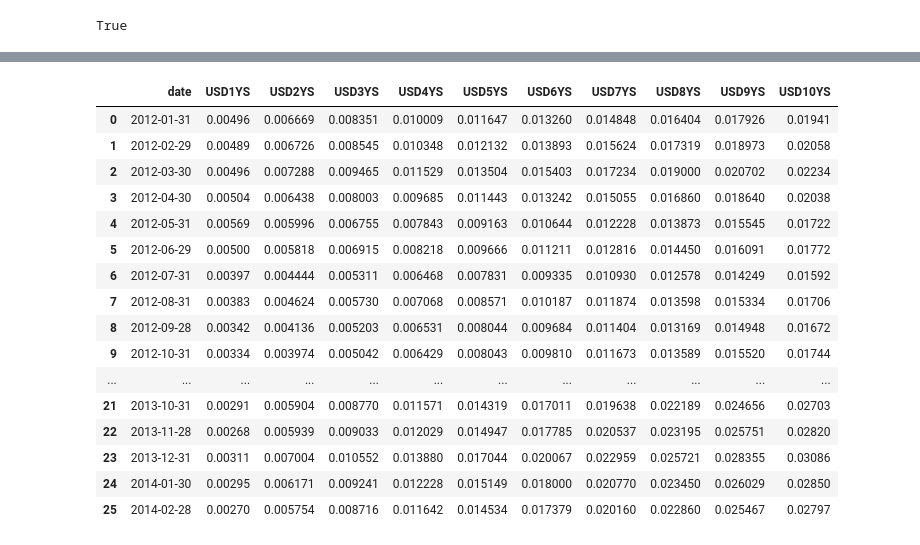
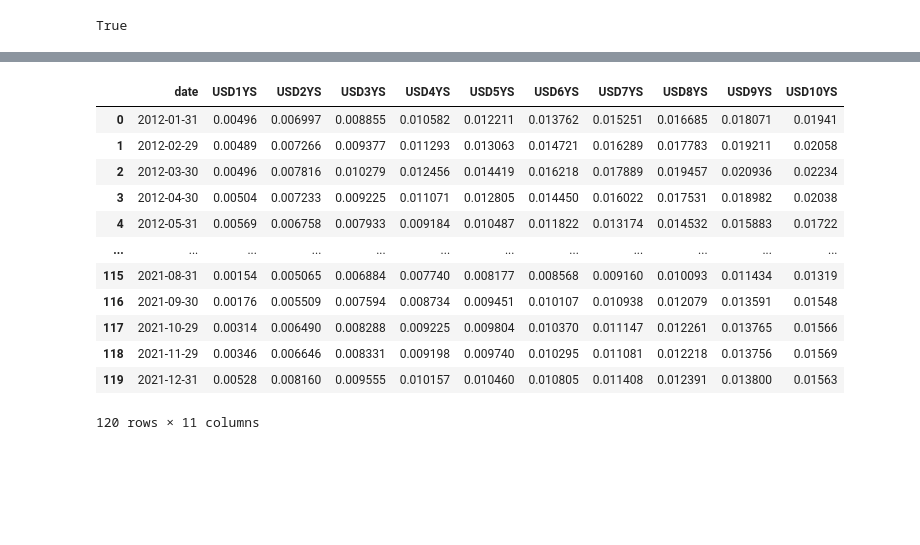
Before and after one commit to mlammi/ycarbitrage, a Jupyter notebook: cir.ipynb, the cells around one changed output, grey strips where cells are left out. Drawn from its saved outputs; the diff is of its cells as text; code cells hidden in the pictures; blank space fills up the shorter version.

```diff
--- a/cir.ipynb
+++ b/cir.ipynb
@@ -11,9 +15,18 @@ mu =  0.0240306
 gamma = 0.4628664
 eta =  0.0257381
 
-k1 = beta * 2
+k1 = beta * 1.6
 theta1 = alpha/beta
 sigma1 = sigma
 k2 = gamma
 theta2 = mu/gamma
 sigma2 = eta
+
+'''
+k1 = 0.005389
+theta1 = 0.999946
+sigma1 = 0.000133
+k2 = 0.856672
+theta2 = 0.092588
+sigma2 = 0.000728
+'''
@@ -45,5 +74,5 @@ data1_swap_model.loc[71:,:]
 # %%
-model_swap_rates, parameter_data = ci.swap_rates_after_date(k1, theta1, sigma1, k2, theta2, sigma2, 0.5, '2012-01-31', 60, data1_swap_model.loc[:85,:])
+model_swap_rates, parameter_data = ci.swap_rates_after_date(k1, theta1, sigma1, k2, theta2, sigma2, 0.5, '2015-01-30', 96, data1_swap_model)
 model_swap_rates
 # %% [output]
 2012-01-31T00:00:00.000000000
@@ -66,17 +95,13 @@ model_swap_rates
 |  | date | USD1YS | USD2YS | USD3YS | USD4YS | USD5YS | USD6YS | USD7YS | USD8YS | USD9YS | USD10YS |
-| 0 | 2012-01-31 | 0.00496 | 0.006669 | 0.008351 | 0.010009 | 0.011647 | 0.013260 | 0.014848 | 0.016404 | 0.017926 | 0.01941 |
-| 1 | 2012-02-29 | 0.00489 | 0.006726 | 0.008545 | 0.010348 | 0.012132 | 0.013893 | 0.015624 | 0.017319 | 0.018973 | 0.02058 |
-| 2 | 2012-03-30 | 0.00496 | 0.007288 | 0.009465 | 0.011529 | 0.013504 | 0.015403 | 0.017234 | 0.019000 | 0.020702 | 0.02234 |
-| 3 | 2012-04-30 | 0.00504 | 0.006438 | 0.008003 | 0.009685 | 0.011443 | 0.013242 | 0.015055 | 0.016860 | 0.018640 | 0.02038 |
-| 4 | 2012-05-31 | 0.00569 | 0.005996 | 0.006755 | 0.007843 | 0.009163 | 0.010644 | 0.012228 | 0.013873 | 0.015545 | 0.01722 |
-| 5 | 2012-06-29 | 0.00500 | 0.005818 | 0.006915 | 0.008218 | 0.009666 | 0.011211 | 0.012816 | 0.014450 | 0.016091 | 0.01772 |
-| 6 | 2012-07-31 | 0.00397 | 0.004444 | 0.005311 | 0.006468 | 0.007831 | 0.009335 | 0.010930 | 0.012578 | 0.014249 | 0.01592 |
-| 7 | 2012-08-31 | 0.00383 | 0.004624 | 0.005730 | 0.007068 | 0.008571 | 0.010187 | 0.011874 | 0.013598 | 0.015334 | 0.01706 |
-| 8 | 2012-09-28 | 0.00342 | 0.004136 | 0.005203 | 0.006531 | 0.008044 | 0.009684 | 0.011404 | 0.013169 | 0.014948 | 0.01672 |
-| 9 | 2012-10-31 | 0.00334 | 0.003974 | 0.005042 | 0.006429 | 0.008043 | 0.009810 | 0.011673 | 0.013589 | 0.015520 | 0.01744 |
+| 0 | 2012-01-31 | 0.00496 | 0.006997 | 0.008855 | 0.010582 | 0.012211 | 0.013762 | 0.015251 | 0.016685 | 0.018071 | 0.01941 |
+| 1 | 2012-02-29 | 0.00489 | 0.007266 | 0.009377 | 0.011293 | 0.013063 | 0.014721 | 0.016289 | 0.017783 | 0.019211 | 0.02058 |
+| 2 | 2012-03-30 | 0.00496 | 0.007816 | 0.010279 | 0.012456 | 0.014419 | 0.016218 | 0.017889 | 0.019457 | 0.020936 | 0.02234 |
+| 3 | 2012-04-30 | 0.00504 | 0.007233 | 0.009225 | 0.011071 | 0.012805 | 0.014450 | 0.016022 | 0.017531 | 0.018982 | 0.02038 |
+| 4 | 2012-05-31 | 0.00569 | 0.006758 | 0.007933 | 0.009184 | 0.010487 | 0.011822 | 0.013174 | 0.014532 | 0.015883 | 0.01722 |
 | ... | ... | ... | ... | ... | ... | ... | ... | ... | ... | ... | ... |
-| 21 | 2013-10-31 | 0.00291 | 0.005904 | 0.008770 | 0.011571 | 0.014319 | 0.017011 | 0.019638 | 0.022189 | 0.024656 | 0.02703 |
-| 22 | 2013-11-28 | 0.00268 | 0.005939 | 0.009033 | 0.012029 | 0.014947 | 0.017785 | 0.020537 | 0.023195 | 0.025751 | 0.02820 |
-| 23 | 2013-12-31 | 0.00311 | 0.007004 | 0.010552 | 0.013880 | 0.017044 | 0.020067 | 0.022959 | 0.025721 | 0.028355 | 0.03086 |
-| 24 | 2014-01-30 | 0.00295 | 0.006171 | 0.009241 | 0.012228 | 0.015149 | 0.018000 | 0.020770 | 0.023450 | 0.026029 | 0.02850 |
-| 25 | 2014-02-28 | 0.00270 | 0.005754 | 0.008716 | 0.011642 | 0.014534 | 0.017379 | 0.020160 | 0.022860 | 0.025467 | 0.02797 |
+| 115 | 2021-08-31 | 0.00154 | 0.005065 | 0.006884 | 0.007740 | 0.008177 | 0.008568 | 0.009160 | 0.010093 | 0.011434 | 0.01319 |
+| 116 | 2021-09-30 | 0.00176 | 0.005509 | 0.007594 | 0.008734 | 0.009451 | 0.010107 | 0.010938 | 0.012079 | 0.013591 | 0.01548 |
+| 117 | 2021-10-29 | 0.00314 | 0.006490 | 0.008288 | 0.009225 | 0.009804 | 0.010370 | 0.011147 | 0.012261 | 0.013765 | 0.01566 |
+| 118 | 2021-11-29 | 0.00346 | 0.006646 | 0.008331 | 0.009198 | 0.009740 | 0.010295 | 0.011081 | 0.012218 | 0.013756 | 0.01569 |
+| 119 | 2021-12-31 | 0.00528 | 0.008160 | 0.009555 | 0.010157 | 0.010460 | 0.010805 | 0.011408 | 0.012391 | 0.013800 | 0.01563 |
+120 rows × 11 columns
```
Also changed, not shown: parts of 18 cells of this notebook, 13 other files.
